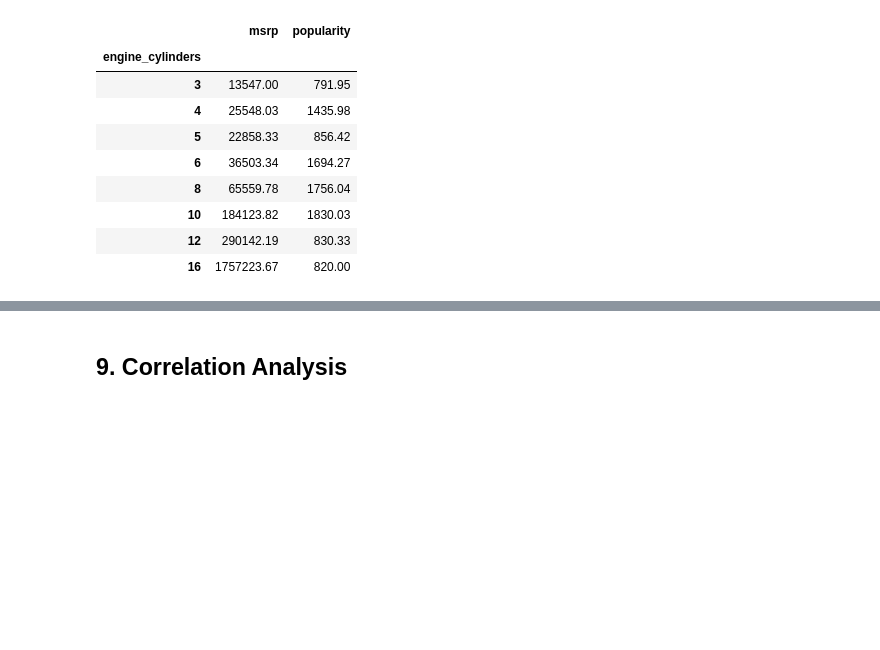
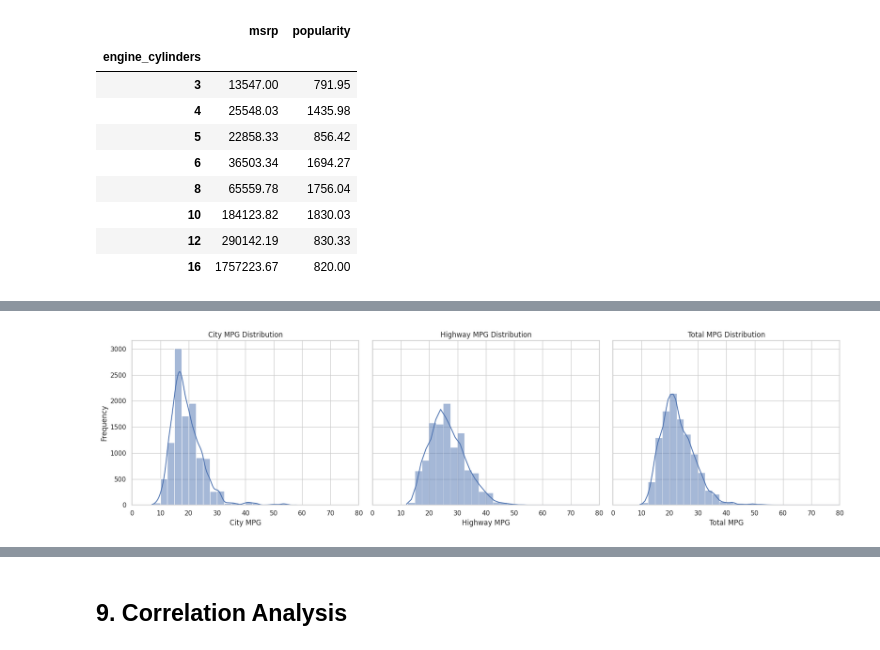
Before and after one commit to t-jor/car-market-analysis, a Jupyter notebook: notebooks/car_market_analysis.ipynb, the cells around one changed output, grey strips where cells are left out. Cells and saved outputs as stored; diff of their text form; code cells hidden in the pictures; blank space fills up the shorter version.

```diff
--- a/notebooks/car_market_analysis.ipynb
+++ b/notebooks/car_market_analysis.ipynb
@@ -819,0 +850,30 @@ df_car_analysis.groupby("engine_cylinders")[["msrp", "popularity"]].mean().round
+# %%
+# Create histograms that show the distribution for city_mpg, highway_mpg and total_mpg
+# V2: Finetuned and extended version with Seaborn
+x_min, x_max = 0, 80
+
+fig, axes = plt.subplots(1, 3, figsize=(18, 5), sharey=True)
+
+for ax, col, title, xlabel in zip(
+    axes,
+    ["city_mpg", "highway_mpg", "total_mpg"],
+    ["City MPG Distribution", "Highway MPG Distribution", "Total MPG Distribution"],
+    ["City MPG", "Highway MPG", "Total MPG"]
+):
+    sns.histplot(
+        df_car_analysis[col],
+        binwidth=2.5,
+        binrange=(x_min, x_max),
+        kde=True,
+        kde_kws={"cut": 0},
+        ax=ax
+    )
+    ax.set_xlim(x_min, x_max)
+    ax.set_title(title)
+    ax.set_xlabel(xlabel)
+
+axes[0].set_ylabel("Frequency")
+plt.tight_layout()
+plt.show()
+# %% [output]
+[figure, added]
```
Also changed, not shown: parts of 20 cells of this notebook.
